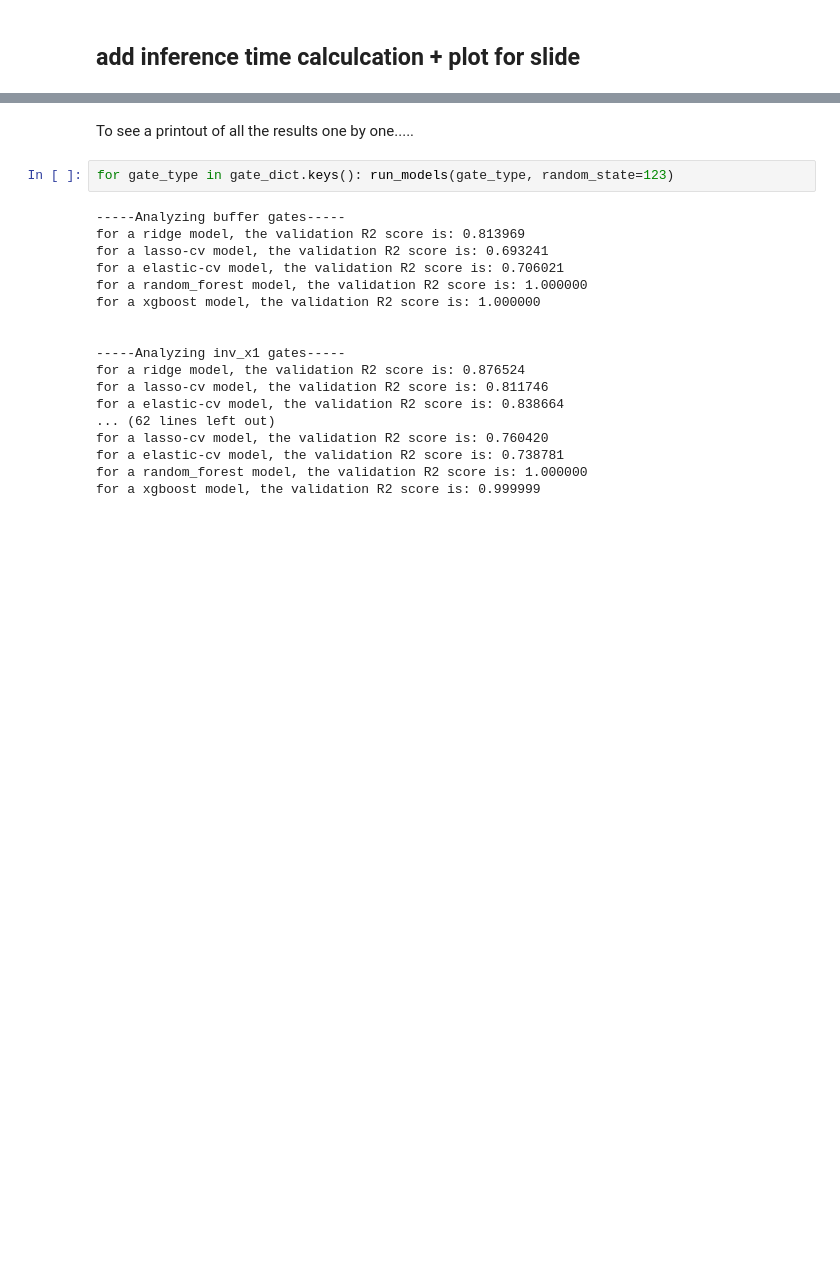
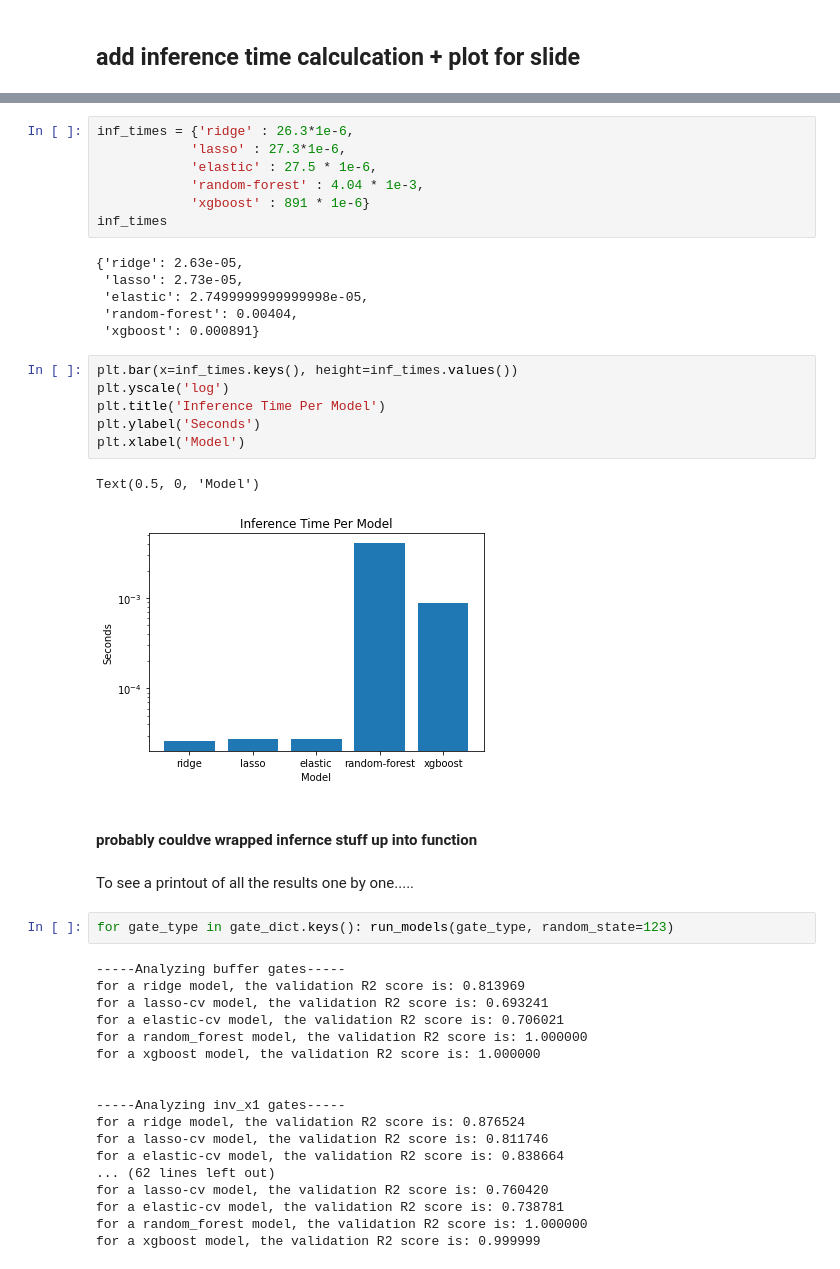
Before and after one commit to azaidi06/bml-lbl, a Jupyter notebook: 04_simple_models.ipynb, the cells around one changed output, grey strips where cells are left out. Drawn from its saved outputs; the diff is of its cells as text; blank space fills up the shorter version.

```diff
--- a/04_simple_models.ipynb
+++ b/04_simple_models.ipynb
@@ -227,3 +291,27 @@ results_df.plot.line(title='Validation R2 Across Model Types');
+# %%
+inf_times = {'ridge' : 26.3*1e-6,
+            'lasso' : 27.3*1e-6,
+            'elastic' : 27.5 * 1e-6,
+            'random-forest' : 4.04 * 1e-3,
+            'xgboost' : 891 * 1e-6}
+inf_times
+# %% [output]
+{'ridge': 2.63e-05,
+ 'lasso': 2.73e-05,
+ 'elastic': 2.7499999999999998e-05,
+ 'random-forest': 0.00404,
+ 'xgboost': 0.000891}
+# %%
+plt.bar(x=inf_times.keys(), height=inf_times.values())
+plt.yscale('log')
+plt.title('Inference Time Per Model')
+plt.ylabel('Seconds')
+plt.xlabel('Model')
+# %% [output]
+Text(0.5, 0, 'Model')
+[figure, added]
+# %% [markdown]
+#### probably couldve wrapped infernce stuff up into function
 # %% [markdown]
 To see a printout of all the results one by one.....
 # %%
```
Also changed, not shown: parts of 18 cells of this notebook.
